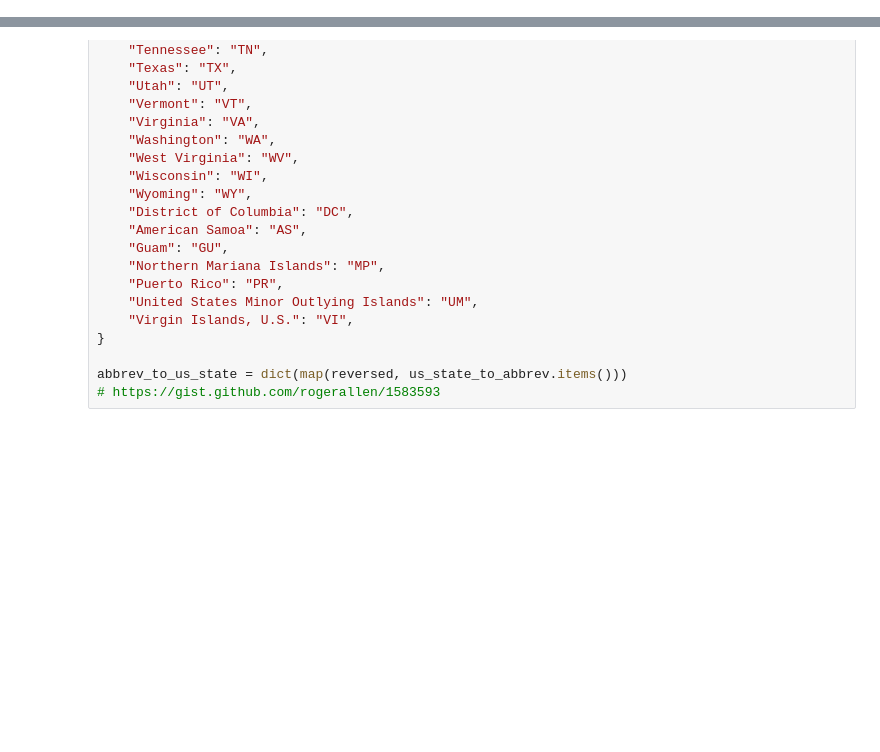
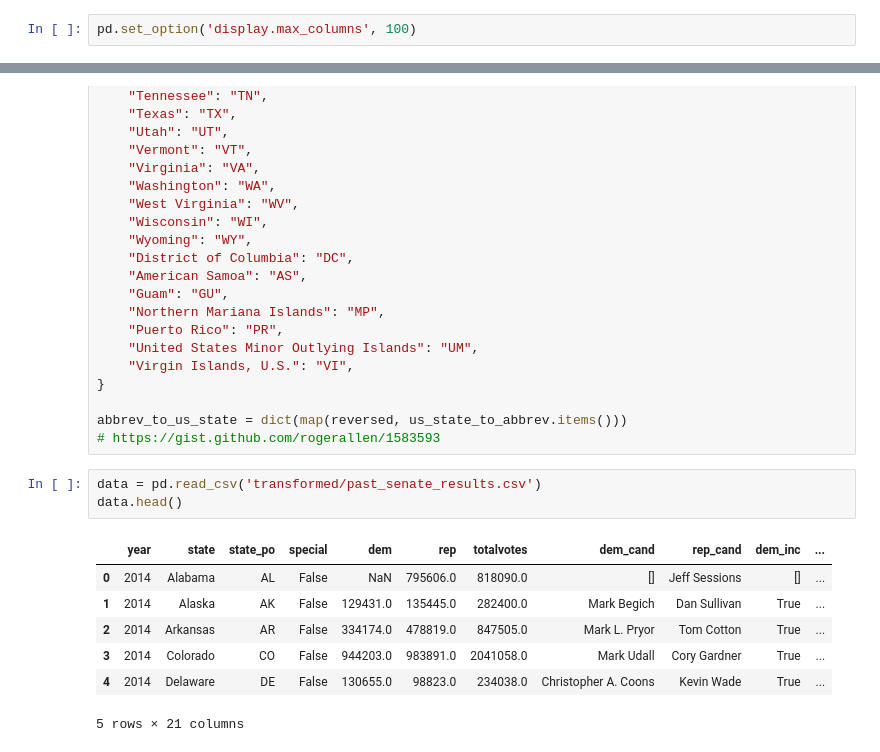
Before and after one commit to Hackquantumcpp/snoutcounter-midterms-2026-model, a Jupyter notebook: 03SEN-training-set-wrangling.ipynb, the cells around one changed output, grey strips where cells are left out. Cells and saved outputs as stored; diff of their text form; blank space fills up the shorter version.

Commit message:
beginning senate wrangling

```diff
--- a/03SEN-training-set-wrangling.ipynb
+++ b/03SEN-training-set-wrangling.ipynb
@@ -14,6 +14,8 @@ import unicodedata
 
 import joblib
 import re
+# %%
+pd.set_option('display.max_columns', 100)
 # %%
 us_state_to_abbrev = {
     "Alabama": "AL",
@@ -77,3 +79,14 @@ us_state_to_abbrev = {
 
 abbrev_to_us_state = dict(map(reversed, us_state_to_abbrev.items()))
 # https://gist.github.com/rogerallen/1583593
+# %%
+data = pd.read_csv('transformed/past_senate_results.csv')
+data.head()
+# %% [output]
+|  | year | state | state_po | special | dem | rep | totalvotes | dem_cand | rep_cand | dem_inc | ... |
+| 0 | 2014 | Alabama | AL | False | NaN | 795606.0 | 818090.0 | [] | Jeff Sessions | [] | ... |
+| 1 | 2014 | Alaska | AK | False | 129431.0 | 135445.0 | 282400.0 | Mark Begich | Dan Sullivan | True | ... |
+| 2 | 2014 | Arkansas | AR | False | 334174.0 | 478819.0 | 847505.0 | Mark L. Pryor | Tom Cotton | True | ... |
+| 3 | 2014 | Colorado | CO | False | 944203.0 | 983891.0 | 2041058.0 | Mark Udall | Cory Gardner | True | ... |
+| 4 | 2014 | Delaware | DE | False | 130655.0 | 98823.0 | 234038.0 | Christopher A. Coons | Kevin Wade | True | ... |
+5 rows × 21 columns
```
Also changed, not shown: parts of 4 cells of this notebook.
